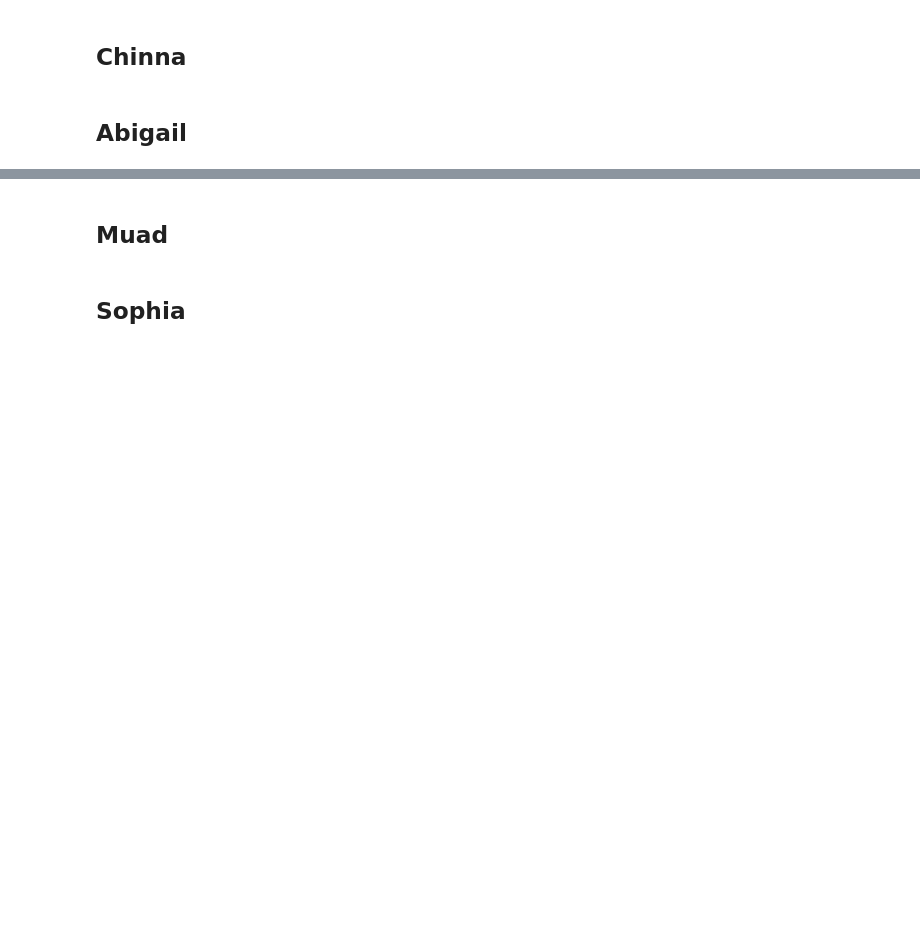
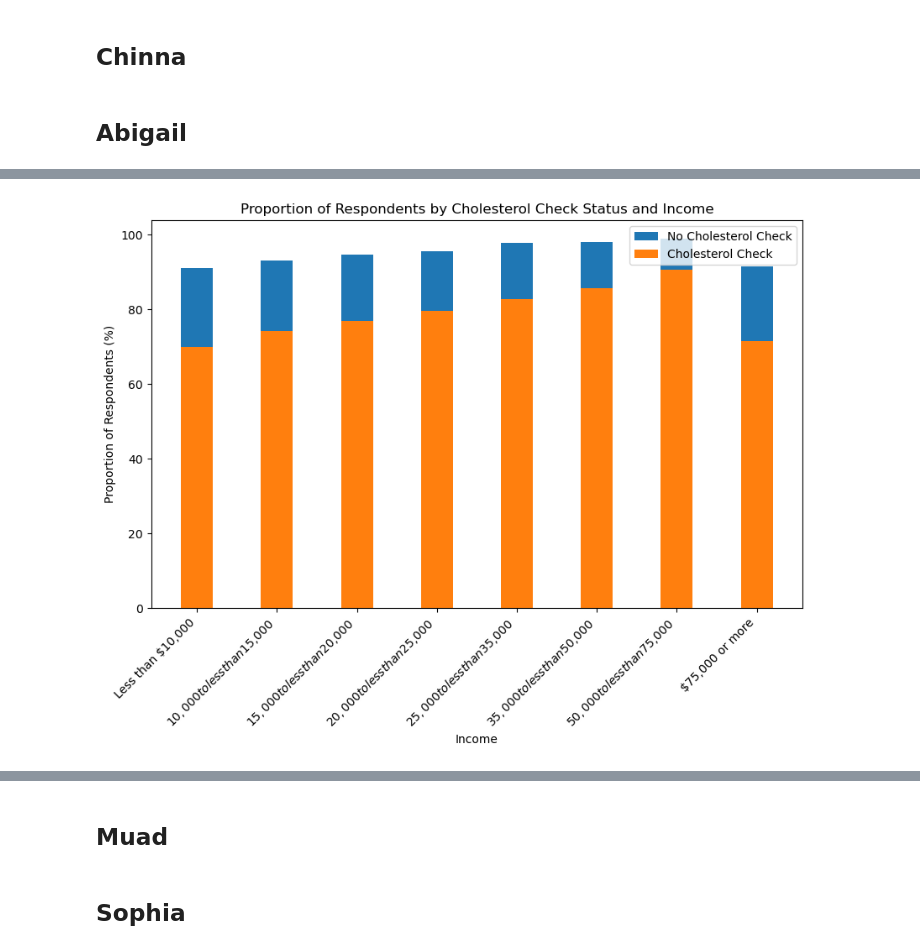
Before and after one commit to williamlevine/project-one, a Jupyter notebook: main_notebook.ipynb, the cells around one changed output, grey strips where cells are left out. Cells and saved outputs as stored; diff of their text form; code cells hidden in the pictures; blank space fills up the shorter version.

```diff
--- a/main_notebook.ipynb
+++ b/main_notebook.ipynb
@@ -64,0 +180,56 @@ plt.show()
+# %%
+
+# Group by income
+# Define the income scale mapping
+income_scale = {
+    1: 'Less than $10,000',
+    2: '$10,000 to less than $15,000',
+    3: '$15,000 to less than $20,000',
+    4: '$20,000 to less than $25,000',
+    5: '$25,000 to less than $35,000',
+    6: '$35,000 to less than $50,000',
+    7: '$50,000 to less than $75,000',
+    8: '$75,000 or more'
+}
+
+# Map the Income column to the descriptive categories
+diabetes_df['Income'] = diabetes_df['Income'].map(income_scale)
+
+
+# Group by income, cholesterol check status, and diabetes status
+dia_income_chol = diabetes_df.groupby(["Income", "CholCheck", "Diabetes_012"]).size().reset_index(name='count')
+
+# Separate categories based on cholesterol check status
+nocholcheck_income = dia_income_chol[dia_income_chol["CholCheck"] == 0].copy()
+yescholcheck_income = dia_income_chol[dia_income_chol["CholCheck"] == 1].copy()
+
+# Calculate proportions
+nocholcheck_income_sum = nocholcheck_income.groupby("Income")["count"].transform('sum')
+nocholcheck_income["proportion"] = (nocholcheck_income["count"] / nocholcheck_income_sum) * 100
+
+yescholcheck_income_sum = yescholcheck_income.groupby("Income")["count"].transform('sum')
+yescholcheck_income["proportion"] = (yescholcheck_income["count"] / yescholcheck_income_sum) * 100
+
+# Plot the proportions for cholesterol check status and diabetes status by income
+fig, ax = plt.subplots(figsize=(10, 6))
+
+# Plot the no cholesterol check group
+ax.bar(nocholcheck_income["Income"], nocholcheck_income["proportion"], width=0.4, label="No Cholesterol Check", align='center')
+
+# Plot the yes cholesterol check group, shifted slightly to the right
+ax.bar(yescholcheck_income["Income"], yescholcheck_income["proportion"], width=0.4, label="Cholesterol Check", align='center')
+
+# Set the labels and title
+ax.set_xlabel("Income")
+ax.set_ylabel("Proportion of Respondents (%)")
+ax.set_title("Proportion of Respondents by Cholesterol Check Status and Income")
+ax.set_xticks(range(len(income_scale)))
+ax.set_xticklabels(list(income_scale.values()), rotation=45, ha="right")
+
+# Add a legend
+ax.legend()
+
+# Display the plot
+plt.show()
+# %% [output]
+[figure, added]
```
Also changed, not shown: parts of 15 cells of this notebook.
